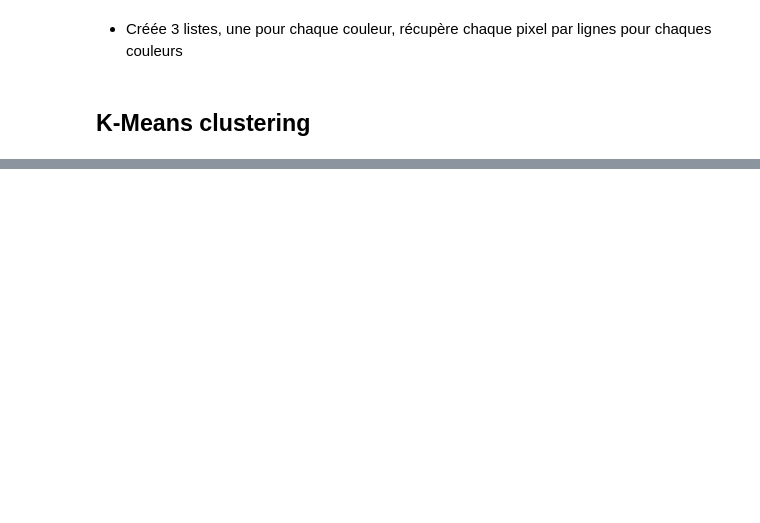
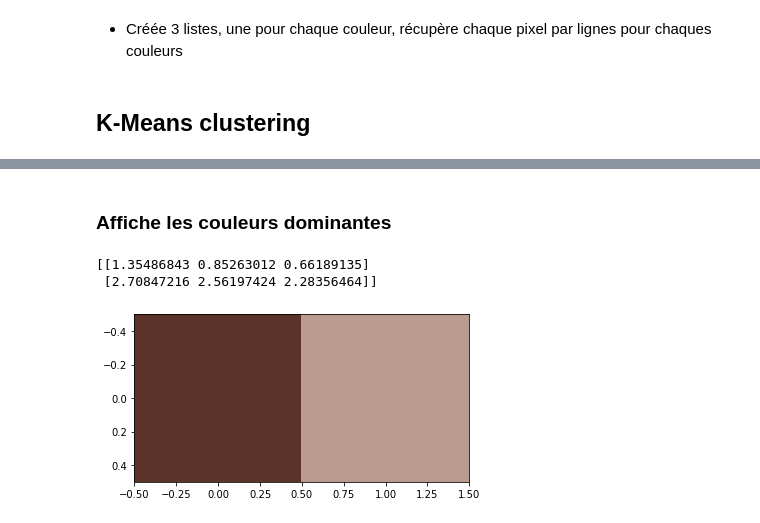
Before and after one commit to Syllaweg/Datascience_toolkit, a Jupyter notebook: Image_processing/colors_predict.ipynb, the cells around one changed output, grey strips where cells are left out. Cells and saved outputs as stored; diff of their text form; code cells hidden in the pictures; blank space fills up the shorter version.

Commit message:
add kmeans clustering

```diff
--- a/Image_processing/colors_predict.ipynb
+++ b/Image_processing/colors_predict.ipynb
@@ -24,7 +27,7 @@ plt.imshow(pmz)
 r = []
 g = []
 b = []
-for line in pmz:
+for line in fil_img:
     for pixel in line:
         temp_r, temp_g, temp_b = pixel
         r.append(temp_r)
@@ -42,0 +49,2 @@ KeyboardInterrupt:
+# %%
+df = pd.DataFrame({'red': r,'blue': b,'green': g})
@@ -42,0 +59,5 @@ KeyboardInterrupt:
+# %%
+df['scaled_red'] = whiten(df['red'])
+df['scaled_blue'] = whiten(df['blue'])
+df['scaled_green'] = whiten(df['green'])
+df.sample(n = 10)
@@ -42,0 +78,24 @@ KeyboardInterrupt:
+# %%
+cluster_centers, distortion = kmeans(df[['scaled_red', 'scaled_green', 'scaled_blue']], 2)
+# %% [markdown]
+### Affiche les couleurs dominantes
+# %%
+print(cluster_centers)
+# %% [output]
+[[1.35486843 0.85263012 0.66189135]
+ [2.70847216 2.56197424 2.28356464]]
+# %%
+colors = []
+r_std, g_std, b_std = df[['red', 'green', 'blue']].std()
+
+for cluster_center in cluster_centers:
+    scaled_r, scaled_g, scaled_b = cluster_center
+    colors.append((
+    scaled_r * r_std / 255,
+    scaled_g * g_std / 255,
+    scaled_b * b_std / 255))
+
+plt.imshow([colors])
+plt.show()
+# %% [output]
+[figure, added]
```
Also changed, not shown: parts of 10 cells of this notebook.
